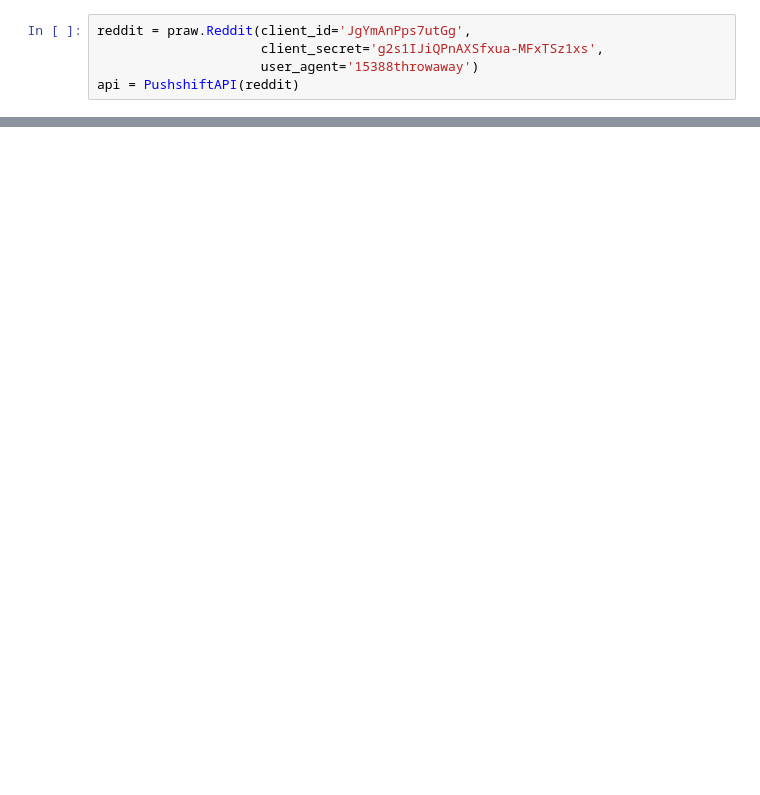
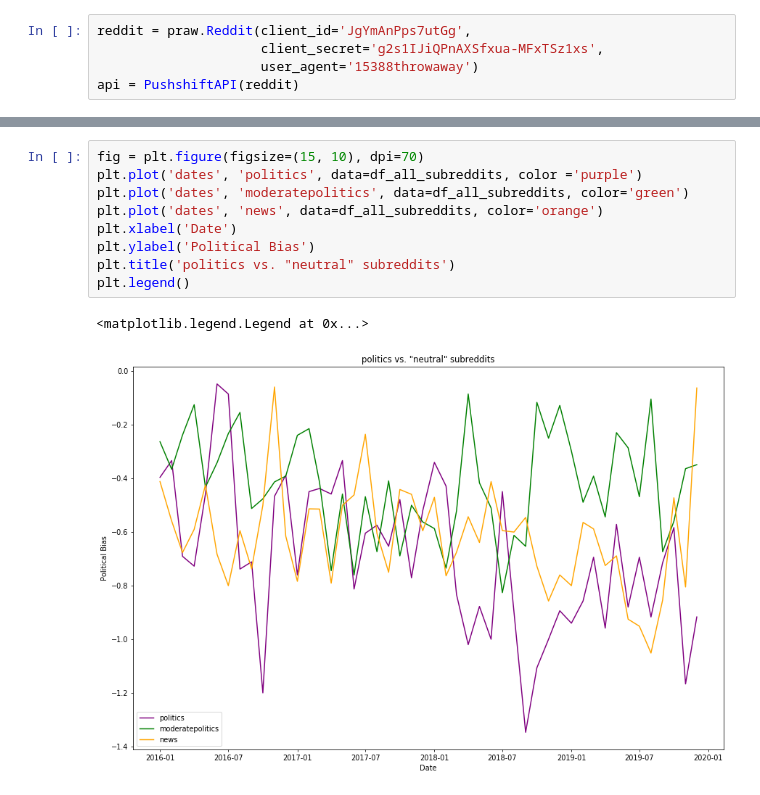
Before and after one commit to alancai98/388-final-project, a Jupyter notebook: 15-388 Final Project.ipynb, the cells around one changed output, grey strips where cells are left out. Saved outputs shown, nothing was run; the diff lists cells and outputs as text; blank space fills up the shorter version.

```diff
--- a/15-388 Final Project.ipynb
+++ b/15-388 Final Project.ipynb
@@ -199,0 +239,12 @@ plt.legend()
+# %%
+fig = plt.figure(figsize=(15, 10), dpi=70)
+plt.plot('dates', 'politics', data=df_all_subreddits, color ='purple')
+plt.plot('dates', 'moderatepolitics', data=df_all_subreddits, color='green')
+plt.plot('dates', 'news', data=df_all_subreddits, color='orange')
+plt.xlabel('Date')
+plt.ylabel('Political Bias')
+plt.title('politics vs. "neutral" subreddits')
+plt.legend()
+# %% [output]
+<matplotlib.legend.Legend at 0x...>
+[figure, added]
```
Also changed, not shown: parts of 33 cells of this notebook.
